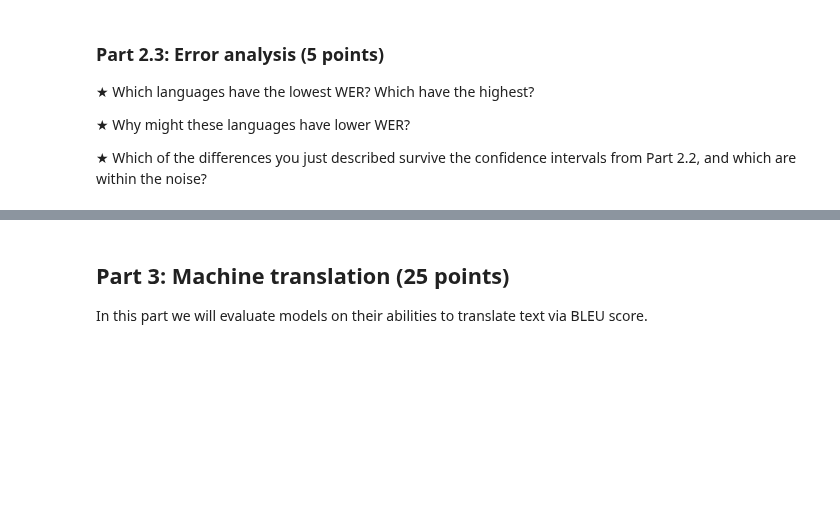
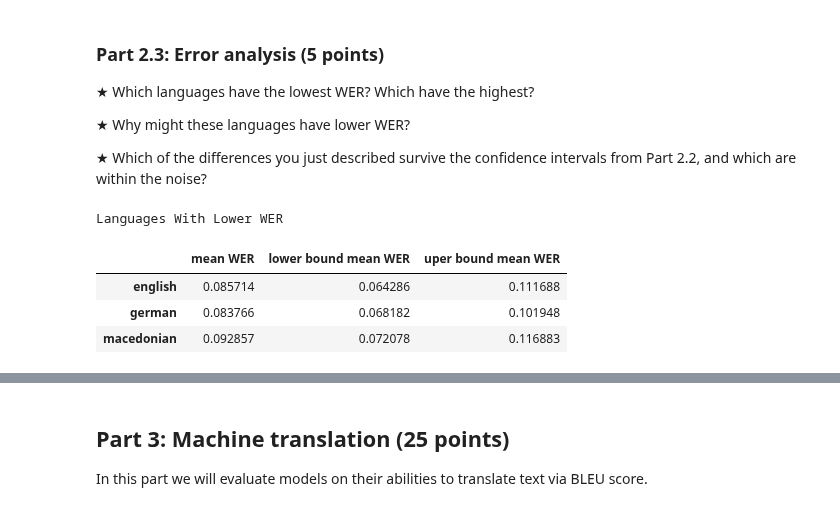
Before and after one commit to B03C9DED28E4/Audio-Tutorial-EECS183A-Fall-25, a Jupyter notebook: HW1.ipynb, the cells around one changed output, grey strips where cells are left out. Saved outputs shown, nothing was run; the diff lists cells and outputs as text; code cells hidden in the pictures; blank space fills up the shorter version.

```diff
--- a/HW1.ipynb
+++ b/HW1.ipynb
@@ -941,3 +944,14 @@ currently overlap?
 
 ★ Which of the differences you just described survive the confidence intervals
 from Part 2.2, and which are within the noise?
+# %%
+mwer = sorted(werdf["mean WER"].to_numpy().tolist())
+bounds = np.percentile(mwer, [10, 90])
+print("Languages With Lower WER")
+werdf.loc[werdf["mean WER"]<= bounds[0]]
+# %% [output]
+Languages With Lower WER
+|  | mean WER | lower bound mean WER | uper bound mean WER |
+| english | 0.085714 | 0.064286 | 0.111688 |
+| german | 0.083766 | 0.068182 | 0.101948 |
+| macedonian | 0.092857 | 0.072078 | 0.116883 |
```
Also changed, not shown: parts of 24 cells of this notebook.
